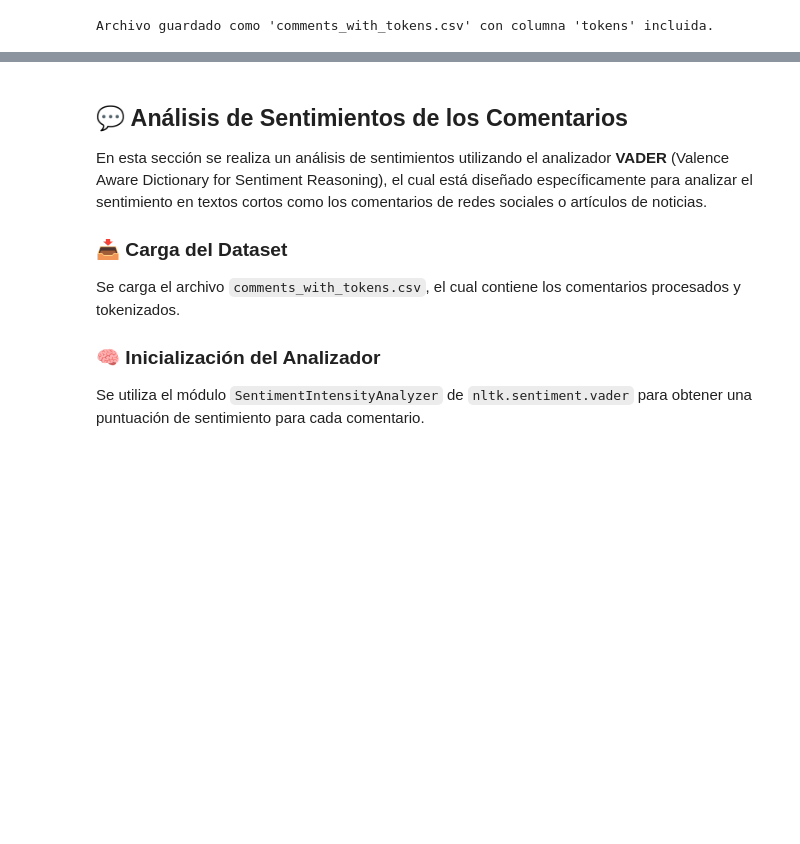
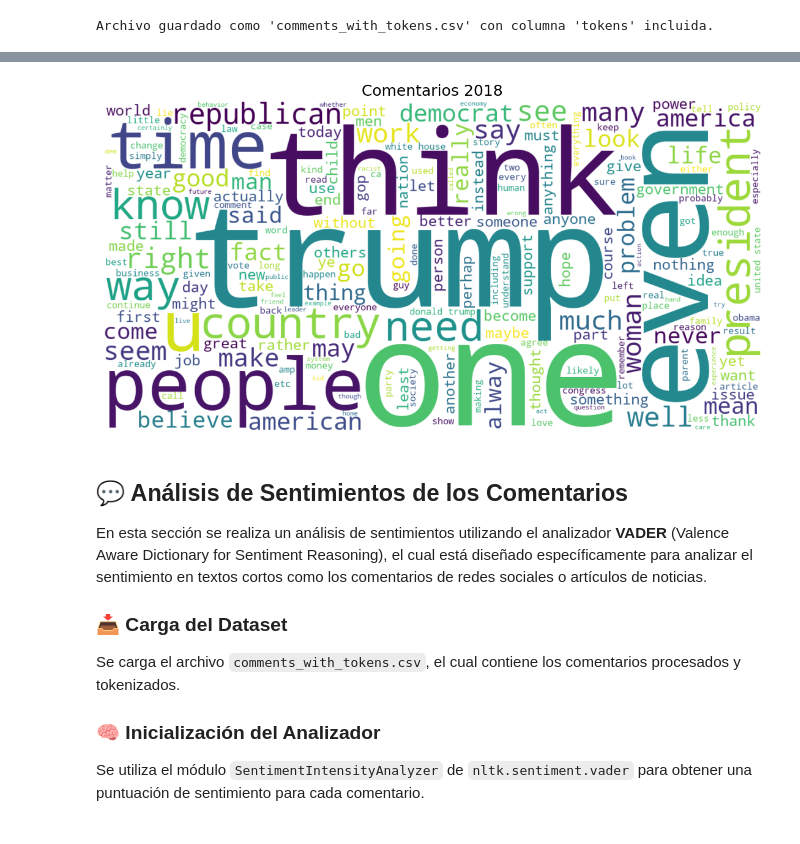
Before and after one commit to jquelas/comment_analysis, a Jupyter notebook: comment_analysis.ipynb, the cells around one changed output, grey strips where cells are left out. Drawn from its saved outputs; the diff is of its cells as text; code cells hidden in the pictures; blank space fills up the shorter version.

```diff
--- a/comment_analysis.ipynb
+++ b/comment_analysis.ipynb
@@ -423,3 +469,12 @@ Archivo guardado como 'comments_with_tokens.csv' con columna 'tokens' incluida.
+# %%
+# Filtrar por meses específicos
+archivos = ["CommentsJan2018.csv"]
+Jan2018_df = df[df["originalDataset"].isin(archivos)]
+
+# Generar nube para enero
+generar_nube(Jan2018_df, titulo="Comentarios 2018")
+# %% [output]
+[figure, added]
 # %% [markdown]
 ## 💬 Análisis de Sentimientos de los Comentarios
 
```
Also changed, not shown: parts of 4 cells of this notebook.
